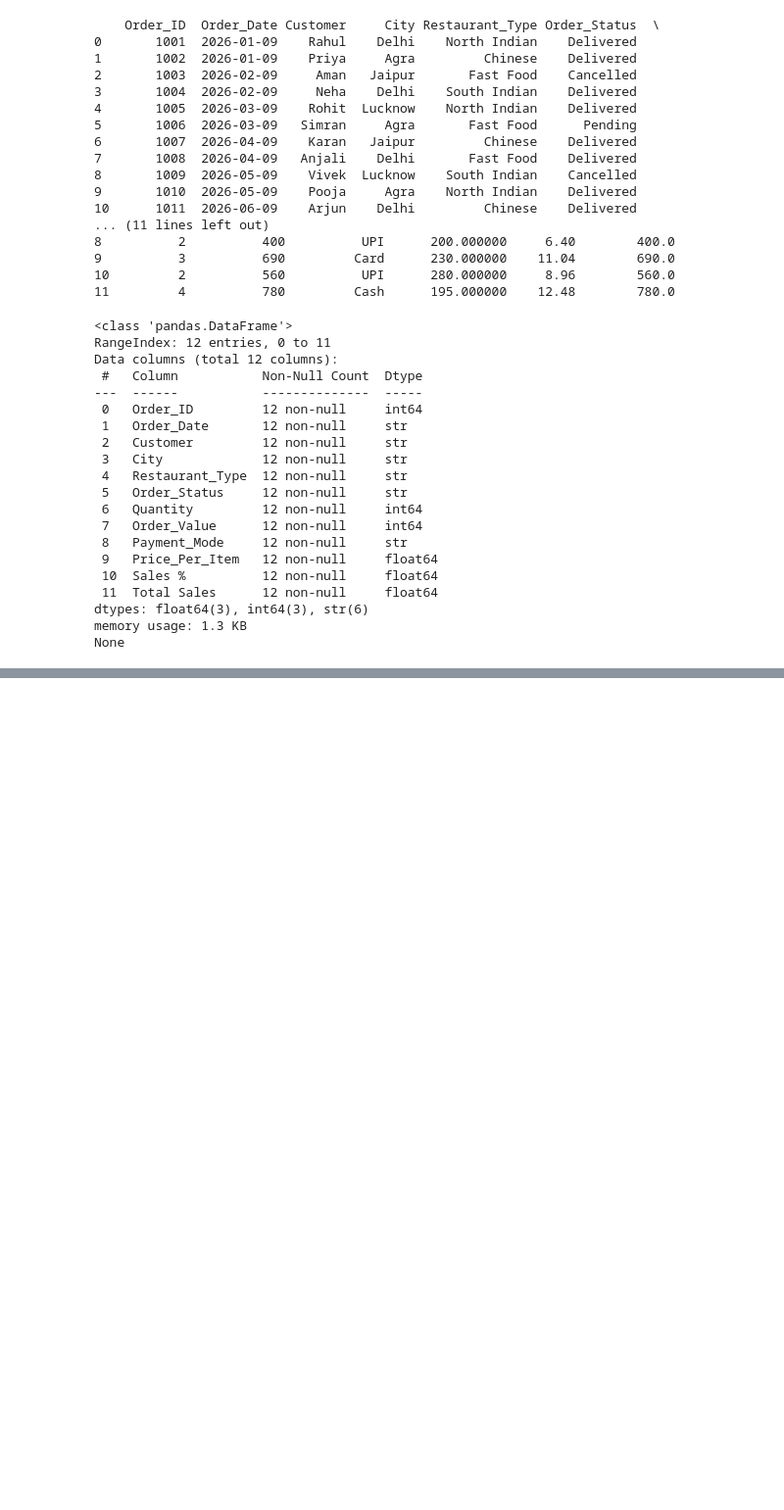
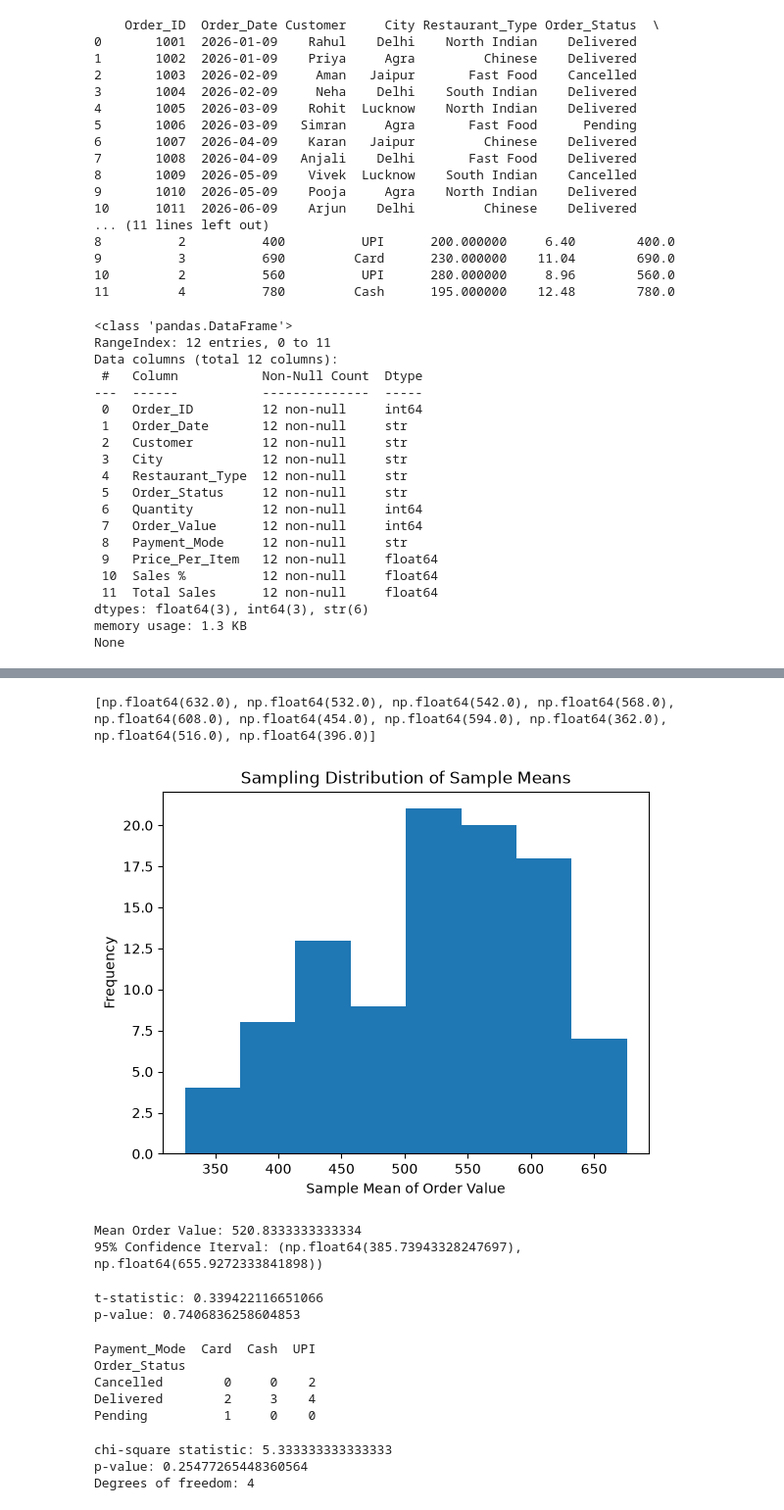
Before and after one commit to dwivedipragya2005/Food_Delivery_Sales_Analysis, a Jupyter notebook: Food_Delivery_Sales_Analysis.ipynb, the cells around one changed output, grey strips where cells are left out. Shown at 98% size. Cells and saved outputs as stored; diff of their text form; code cells hidden in the pictures; blank space fills up the shorter version.

```diff
--- a/Food_Delivery_Sales_Analysis.ipynb
+++ b/Food_Delivery_Sales_Analysis.ipynb
@@ -556,0 +1160,4 @@ None
+# %%
+# Sampling
+sample = df.sample(n = 5 , random_state = 42)
+print(sample)
@@ -556,0 +1178,63 @@ None
+# %%
+sample_means = []
+for i in range(100):
+    sample = df["Order_Value"].sample(n = 5, random_state = i)
+    sample_means.append(sample.mean())
+print(sample_means[:10])
+# %% [output]
+[np.float64(632.0), np.float64(532.0), np.float64(542.0), np.float64(568.0), np.float64(608.0), np.float64(454.0), np.float64(594.0), np.float64(362.0), np.float64(516.0), np.float64(396.0)]
+# %%
+import matplotlib.pyplot as plt
+
+plt.hist(sample_means , bins = 8)
+plt.xlabel("Sample Mean of Order Value")
+plt.ylabel("Frequency")
+plt.title("Sampling Distribution of Sample Means")
+plt.show()
+# %% [output]
+[figure, added]
+# %%
+import scipy.stats as stats
+
+mean = df["Order_Value"].mean()
+std_error = stats.sem(df["Order_Value"])
+
+confidence_interval = stats.t.interval(confidence = 0.95, df = len(df["Order_Value"]) - 1 , loc = mean , scale = std_error)
+print("Mean Order Value:", mean)
+print("95% Confidence Iterval:", confidence_interval)
+# %% [output]
+Mean Order Value: 520.8333333333334
+95% Confidence Iterval: (np.float64(385.73943328247697), np.float64(655.9272333841898))
+# %%
+from scipy.stats import ttest_1samp
+
+t_stat,p_value = ttest_1samp(df["Order_Value"],500)
+
+print("t-statistic:",t_stat)
+
+print("p-value:",p_value)
+# %% [output]
+t-statistic: 0.339422116651066
+p-value: 0.7406836258604853
+# %%
+contingency_table = pd.crosstab(df["Order_Status"],df["Payment_Mode"])
+
+print(contingency_table)
+# %% [output]
+Payment_Mode  Card  Cash  UPI
+Order_Status
+Cancelled        0     0    2
+Delivered        2     3    4
+Pending          1     0    0
+# %%
+from scipy.stats import chi2_contingency
+
+chi2, p_value,dof, expected = chi2_contingency(contingency_table)
+
+print("chi-square statistic:", chi2)
+print("p-value:", p_value)
+print("Degrees of freedom:", dof)
+# %% [output]
+chi-square statistic: 5.333333333333333
+p-value: 0.25477265448360564
+Degrees of freedom: 4
```
Also changed, not shown: parts of 96 cells of this notebook, 2 other files.
